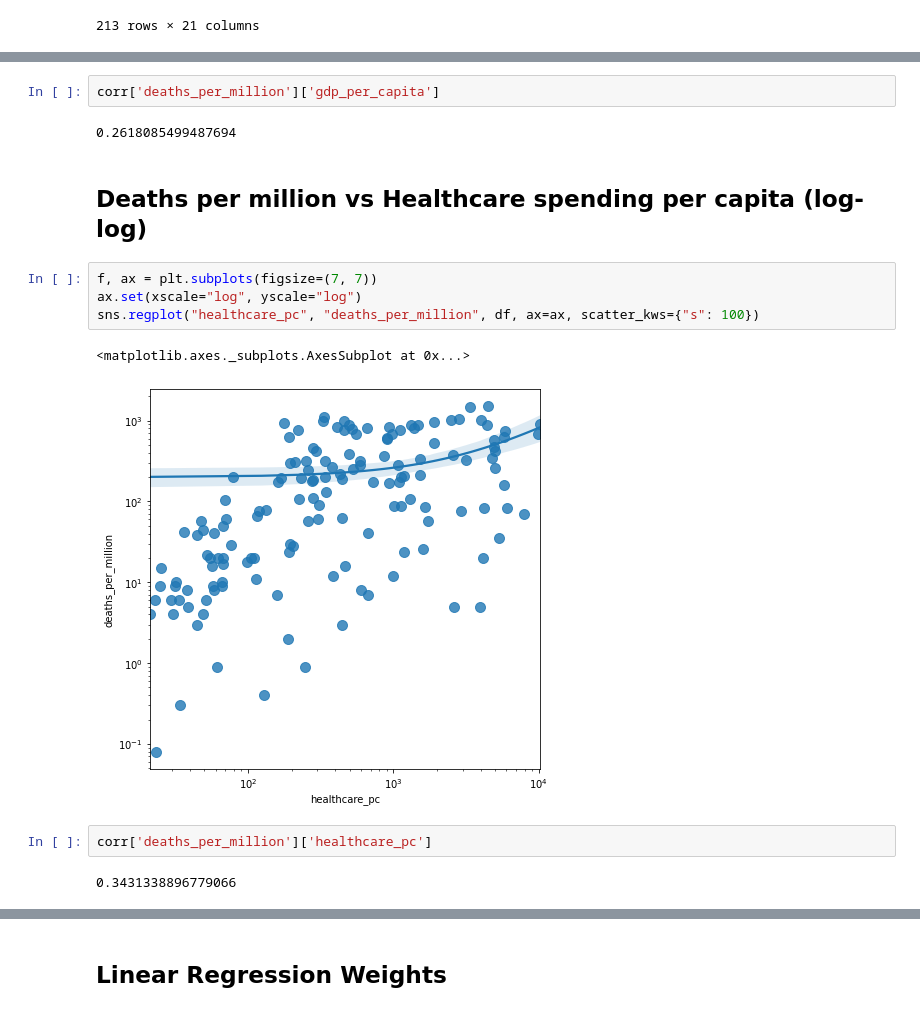
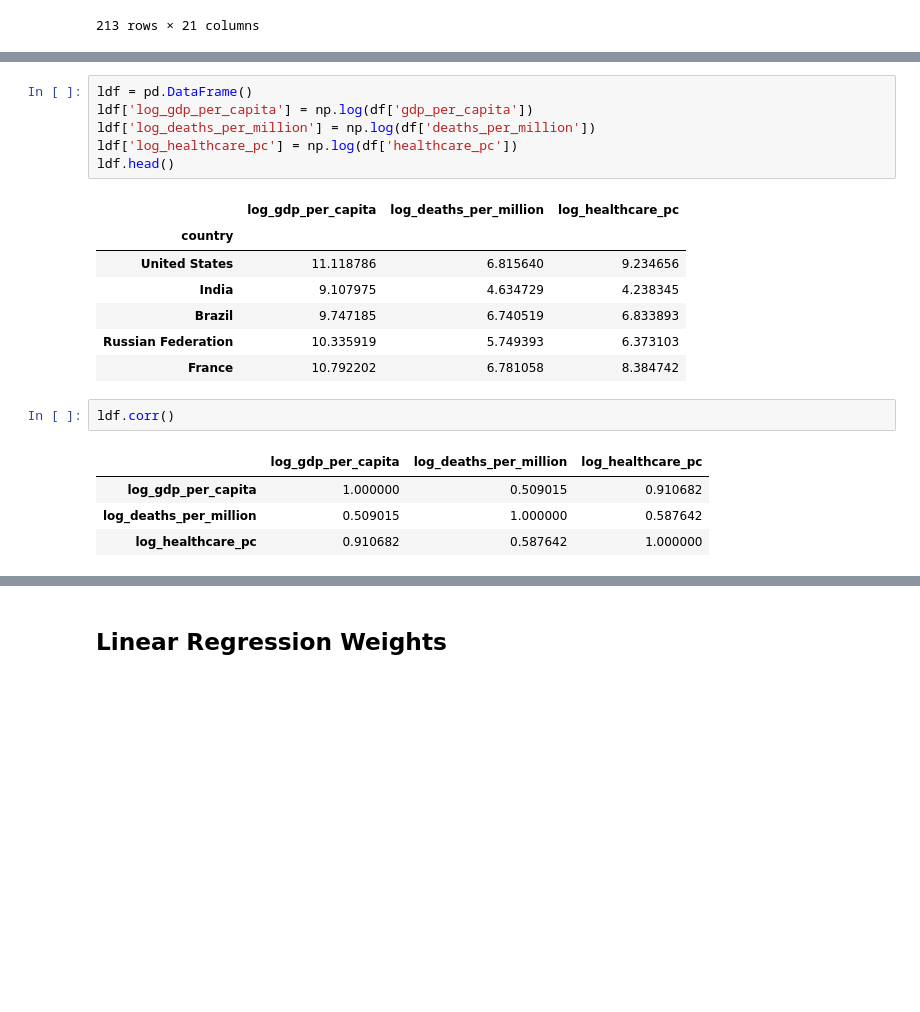
Before and after one commit to Ghost---Shadow/covid-analysis, a Jupyter notebook: analysis.ipynb, the cells around one changed output, grey strips where cells are left out. Saved outputs shown, nothing was run; the diff lists cells and outputs as text; blank space fills up the shorter version.

```diff
--- a/analysis.ipynb
+++ b/analysis.ipynb
@@ -91,17 +84,21 @@ sns.regplot("gdp_per_capita", "deaths_per_million", df, ax=ax, scatter_kws={"s":
-# %%
-corr['deaths_per_million']['gdp_per_capita']
-# %% [output]
-0.2618085499487694
-# %% [markdown]
-## Deaths per million vs Healthcare spending per capita (log-log)
-# %%
-f, ax = plt.subplots(figsize=(7, 7))
-ax.set(xscale="log", yscale="log")
-sns.regplot("healthcare_pc", "deaths_per_million", df, ax=ax, scatter_kws={"s": 100})
-# %% [output]
-<matplotlib.axes._subplots.AxesSubplot at 0x...>
-[figure, removed]
-# %%
-corr['deaths_per_million']['healthcare_pc']
-# %% [output]
-0.3431338896779066
+# %%
+ldf = pd.DataFrame()
+ldf['log_gdp_per_capita'] = np.log(df['gdp_per_capita'])
+ldf['log_deaths_per_million'] = np.log(df['deaths_per_million'])
+ldf['log_healthcare_pc'] = np.log(df['healthcare_pc'])
+ldf.head()
+# %% [output]
+|  | log_gdp_per_capita | log_deaths_per_million | log_healthcare_pc |
+| country |  |  |  |
+| United States | 11.118786 | 6.815640 | 9.234656 |
+| India | 9.107975 | 4.634729 | 4.238345 |
+| Brazil | 9.747185 | 6.740519 | 6.833893 |
+| Russian Federation | 10.335919 | 5.749393 | 6.373103 |
+| France | 10.792202 | 6.781058 | 8.384742 |
+# %%
+ldf.corr()
+# %% [output]
+|  | log_gdp_per_capita | log_deaths_per_million | log_healthcare_pc |
+| log_gdp_per_capita | 1.000000 | 0.509015 | 0.910682 |
+| log_deaths_per_million | 0.509015 | 1.000000 | 0.587642 |
+| log_healthcare_pc | 0.910682 | 0.587642 | 1.000000 |
```
Also changed, not shown: parts of 4 cells of this notebook.
